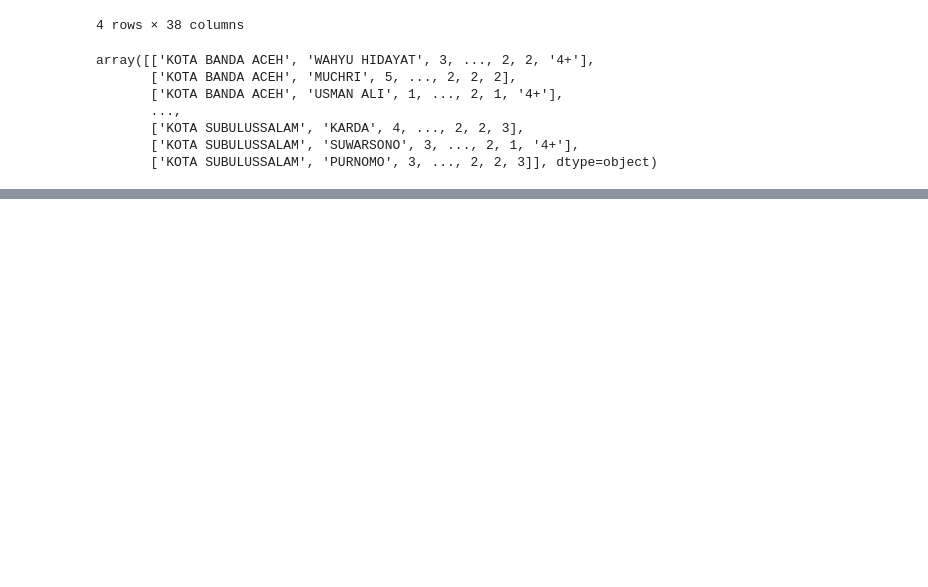
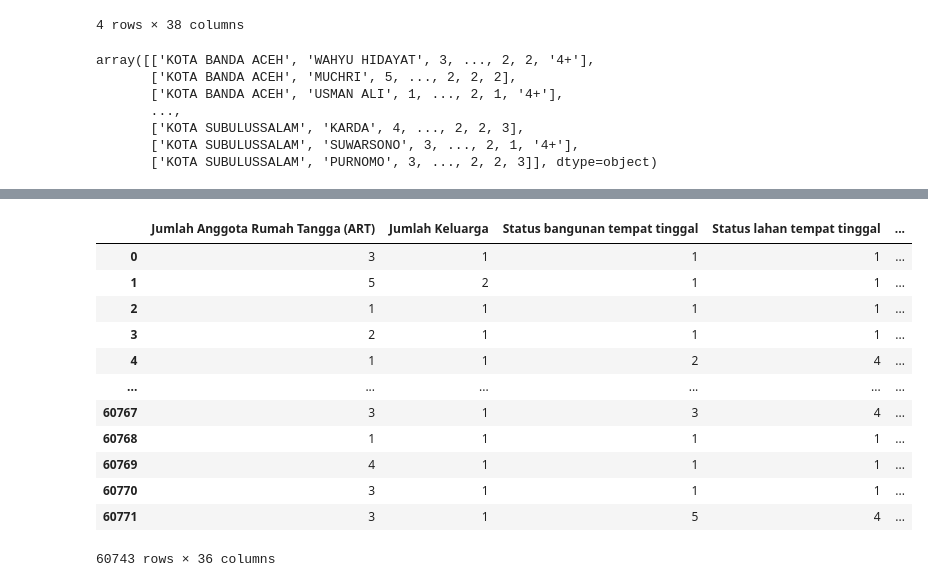
Before and after one commit to alharidt16/TA_Alharidt, a Jupyter notebook: Sintax_TA.ipynb, the cells around one changed output, grey strips where cells are left out. Cells and saved outputs as stored; diff of their text form; code cells hidden in the pictures; blank space fills up the shorter version.

```diff
--- a/Sintax_TA.ipynb
+++ b/Sintax_TA.ipynb
@@ -132,0 +180,21 @@ data
+# %%
+cluster_dict=[]
+for c in clusters:
+    cluster_dict.append(c)
+# %%
+DATA["cluster"]=cluster_dict
+DATA
+# %% [output]
+|  | Jumlah Anggota Rumah Tangga (ART) | Jumlah Keluarga | Status bangunan tempat tinggal | Status lahan tempat tinggal | ... |
+| 0 | 3 | 1 | 1 | 1 | ... |
+| 1 | 5 | 2 | 1 | 1 | ... |
+| 2 | 1 | 1 | 1 | 1 | ... |
+| 3 | 2 | 1 | 1 | 1 | ... |
+| 4 | 1 | 1 | 2 | 4 | ... |
+| ... | ... | ... | ... | ... | ... |
+| 60767 | 3 | 1 | 3 | 4 | ... |
+| 60768 | 1 | 1 | 1 | 1 | ... |
+| 60769 | 4 | 1 | 1 | 1 | ... |
+| 60770 | 3 | 1 | 1 | 1 | ... |
+| 60771 | 3 | 1 | 5 | 4 | ... |
+60743 rows × 36 columns
```
Also changed, not shown: parts of 6 cells of this notebook.
